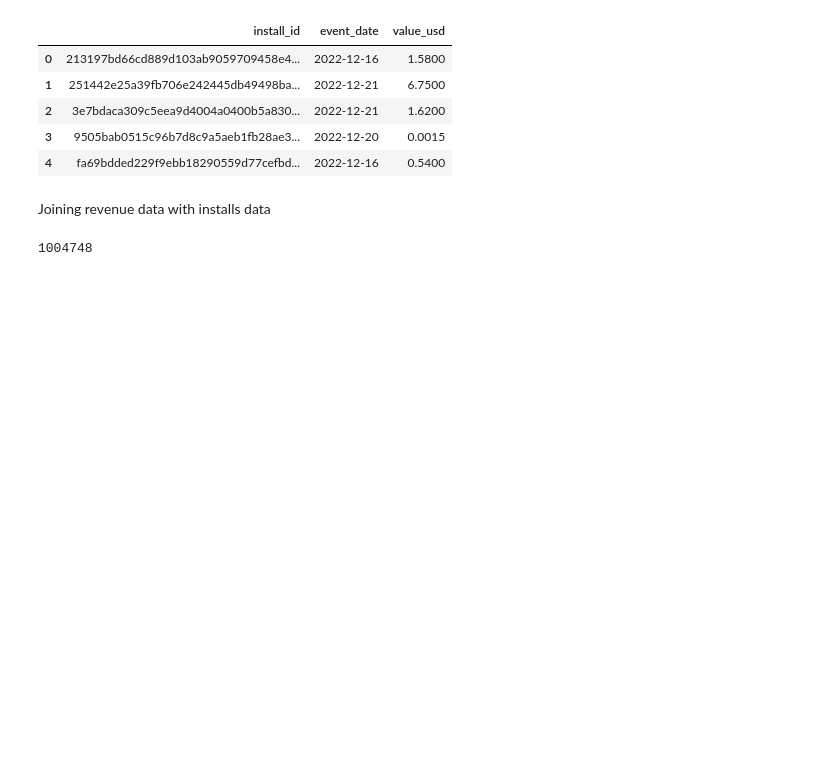
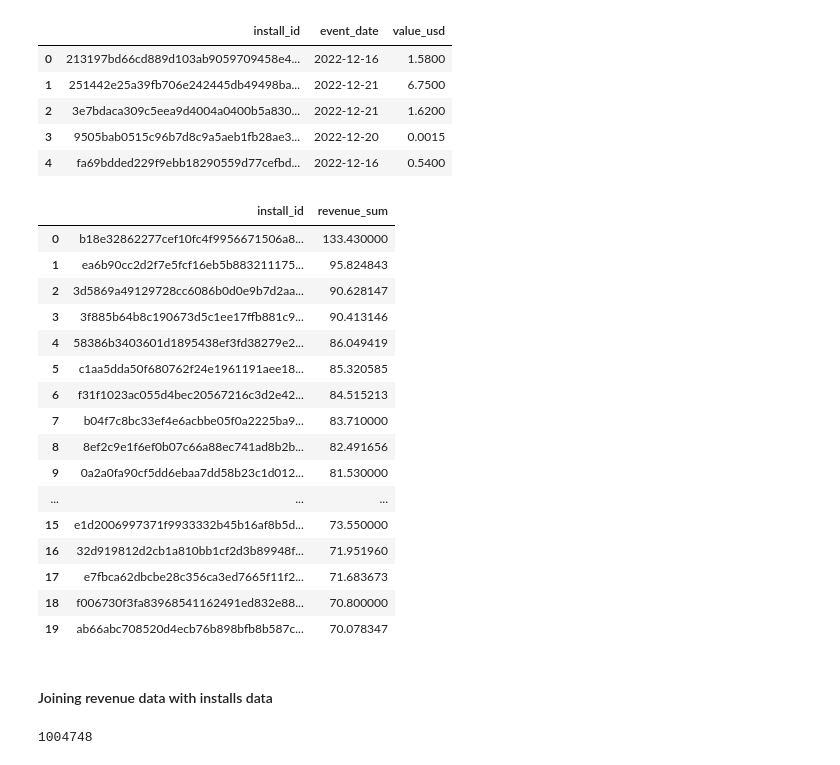
Before and after one commit to roshaan7zafar/JustDice, a Jupyter notebook: main.ipynb, the cells around one changed output. Cells and saved outputs as stored; diff of their text form; code cells hidden in the pictures; blank space fills up the shorter version.

```diff
--- a/main.ipynb
+++ b/main.ipynb
@@ -158,8 +141,29 @@ revenue_df.head()
 | 2 | 3e7bdaca309c5eea9d4004a0400b5a830... | 2022-12-21 | 1.6200 |
 | 3 | 9505bab0515c96b7d8c9a5aeb1fb28ae3... | 2022-12-20 | 0.0015 |
 | 4 | fa69bdded229f9ebb18290559d77cefbd... | 2022-12-16 | 0.5400 |
+# %%
+# Top 20 installs by their revenue sum
+revenue_df.groupby(["install_id"])['value_usd'].sum().sort_values(ascending=False).reset_index(name='revenue_sum').head(20)
+# %% [output]
+|  | install_id | revenue_sum |
+| 0 | b18e32862277cef10fc4f9956671506a8... | 133.430000 |
+| 1 | ea6b90cc2d2f7e5fcf16eb5b883211175... | 95.824843 |
+| 2 | 3d5869a49129728cc6086b0d0e9b7d2aa... | 90.628147 |
+| 3 | 3f885b64b8c190673d5c1ee17ffb881c9... | 90.413146 |
+| 4 | 58386b3403601d1895438ef3fd38279e2... | 86.049419 |
+| 5 | c1aa5dda50f680762f24e1961191aee18... | 85.320585 |
+| 6 | f31f1023ac055d4bec20567216c3d2e42... | 84.515213 |
+| 7 | b04f7c8bc33ef4e6acbbe05f0a2225ba9... | 83.710000 |
+| 8 | 8ef2c9e1f6ef0b07c66a88ec741ad8b2b... | 82.491656 |
+| 9 | 0a2a0fa90cf5dd6ebaa7dd58b23c1d012... | 81.530000 |
+| ... | ... | ... |
+| 15 | e1d2006997371f9933332b45b16af8b5d... | 73.550000 |
+| 16 | 32d919812d2cb1a810bb1cf2d3b89948f... | 71.951960 |
+| 17 | e7fbca62dbcbe28c356ca3ed7665f11f2... | 71.683673 |
+| 18 | f006730f3fa83968541162491ed832e88... | 70.800000 |
+| 19 | ab66abc708520d4ecb76b898bfb8b587c... | 70.078347 |
 # %% [markdown]
-Joining revenue data with installs data
+#### Joining revenue data with installs data
 # %%
 revenue_install_df = pd.merge(installs_df,revenue_df,on=['install_id','event_date'])
 # %%
```
Also changed, not shown: parts of 11 cells of this notebook.
